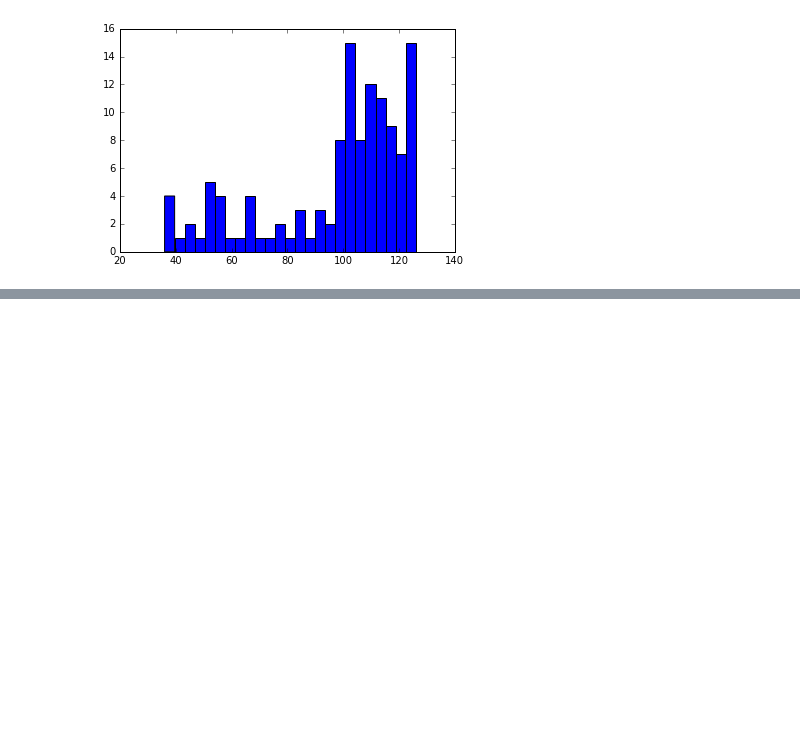
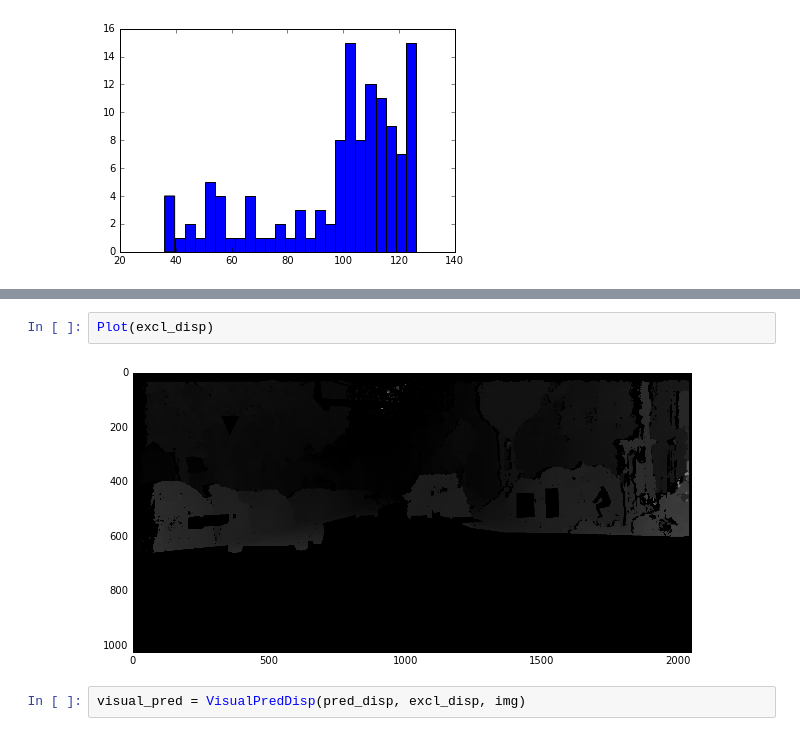
Before and after one commit to Avidereta/dl_project, a Jupyter notebook: preprocess_cityscapes.ipynb, the cells around one changed output, grey strips where cells are left out. Cells and saved outputs as stored; diff of their text form; blank space fills up the shorter version.

```diff
--- a/preprocess_cityscapes.ipynb
+++ b/preprocess_cityscapes.ipynb
@@ -152,0 +177,6 @@ plt.hist(max_disps, bins=25)
+# %%
+Plot(excl_disp)
+# %% [output]
+[figure, added]
+# %%
+visual_pred = VisualPredDisp(pred_disp, excl_disp, img)
```
Also changed, not shown: parts of 13 cells of this notebook, 3 other files.
